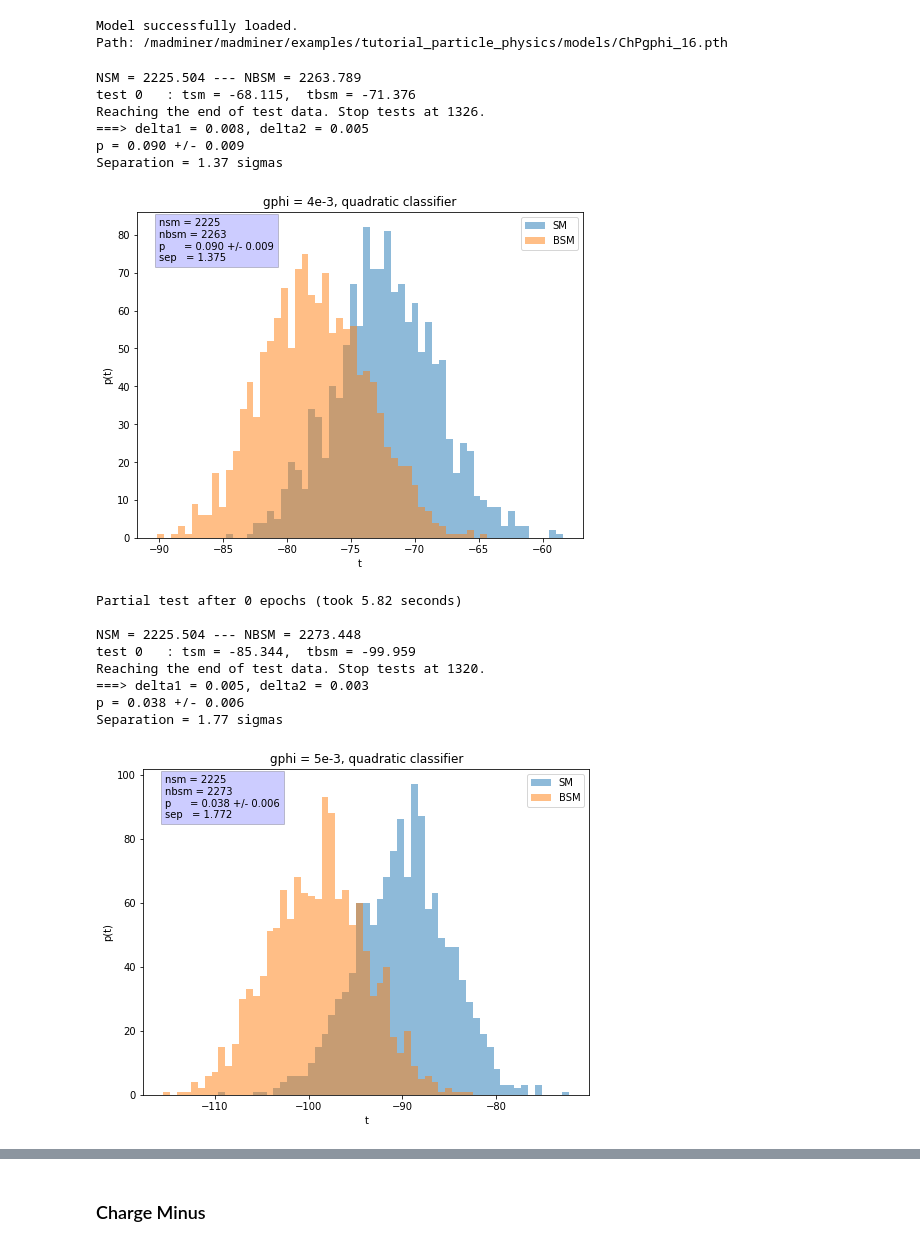
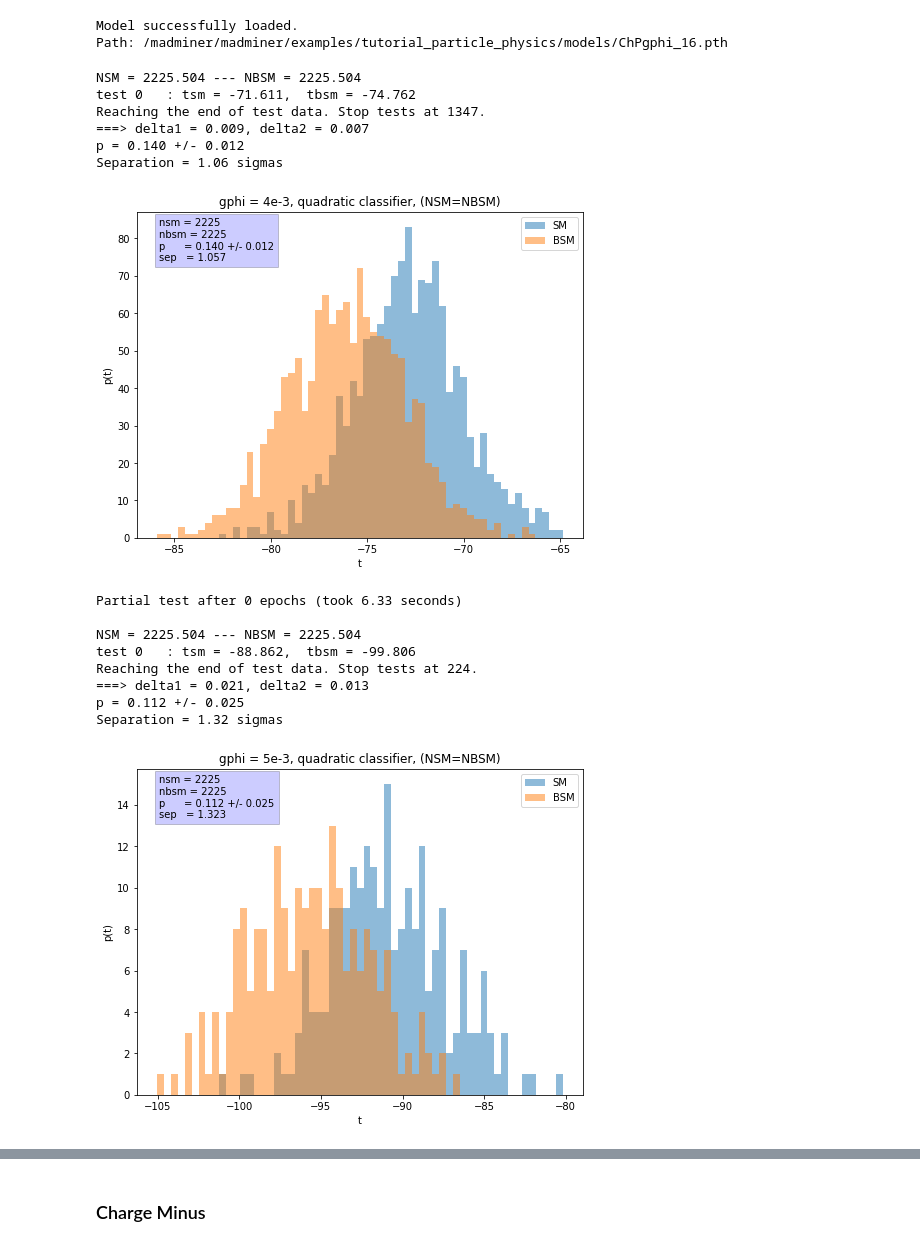
Before and after one commit to johannbrehmer/madminer, a Jupyter notebook: examples/tutorial_particle_physics/TestEstimator-Light.ipynb, the cells around one changed output, grey strips where cells are left out. Saved outputs shown, nothing was run; the diff lists cells and outputs as text; code cells hidden in the pictures.

Commit message:
fixed code for combined testing. added code for with XS and without XS tests.

```diff
--- a/examples/tutorial_particle_physics/TestEstimator-Light.ipynb
+++ b/examples/tutorial_particle_physics/TestEstimator-Light.ipynb
@@ -329,23 +301,28 @@ Path: /madminer/madminer/examples/tutorial_particle_physics/models/ChPgphi_16.pt
 # %%
 gphivals = [4e-3, 5e-3, 6e-3]
 gphi_fnames = ['gphi_toydata_test_4e-3_out', 'gphi_toydata_test_5e-3_out', 'gphi_toydata_test_6e-3_out']
+tsm_plus = {}
+tbsm_plus = {}
 
 for gphival, gphi_fname in zip(gphivals, gphi_fnames):
-    TestEstimator(estimator, gphival, gphi_fname, title_message=', quadratic classifier', qc=True)
+    sep, p, tsm, tbsm = TestEstimator(estimator, gphival, gphi_fname, withXS=False,
+                                      title_message=', quadratic classifier, (NSM=NBSM)', qc=True)
+    tsm_plus[gphival] = tsm
+    tbsm_plus[gphival]=tbsm
 # %% [output]
-NSM = 2225.504 --- NBSM = 2263.789
-test 0   : tsm = -68.115,  tbsm = -71.376
-Reaching the end of test data. Stop tests at 1326.
-===> delta1 = 0.008, delta2 = 0.005
-p = 0.090 +/- 0.009
-Separation = 1.37 sigmas
+NSM = 2225.504 --- NBSM = 2225.504
+test 0   : tsm = -71.611,  tbsm = -74.762
+Reaching the end of test data. Stop tests at 1347.
+===> delta1 = 0.009, delta2 = 0.007
+p = 0.140 +/- 0.012
+Separation = 1.06 sigmas
-[figure, old version]
+[figure, new version]
-Partial test after 0 epochs (took 5.82 seconds)
+Partial test after 0 epochs (took 6.33 seconds)
 
-NSM = 2225.504 --- NBSM = 2273.448
-test 0   : tsm = -85.344,  tbsm = -99.959
-Reaching the end of test data. Stop tests at 1320.
-===> delta1 = 0.005, delta2 = 0.003
-p = 0.038 +/- 0.006
-Separation = 1.77 sigmas
+NSM = 2225.504 --- NBSM = 2225.504
+test 0   : tsm = -88.862,  tbsm = -99.806
+Reaching the end of test data. Stop tests at 224.
+===> delta1 = 0.021, delta2 = 0.013
+p = 0.112 +/- 0.025
+Separation = 1.32 sigmas
-[figure, old version]
+[figure, new version]
```
Also changed, not shown: parts of 17 cells of this notebook, 1 other file.
